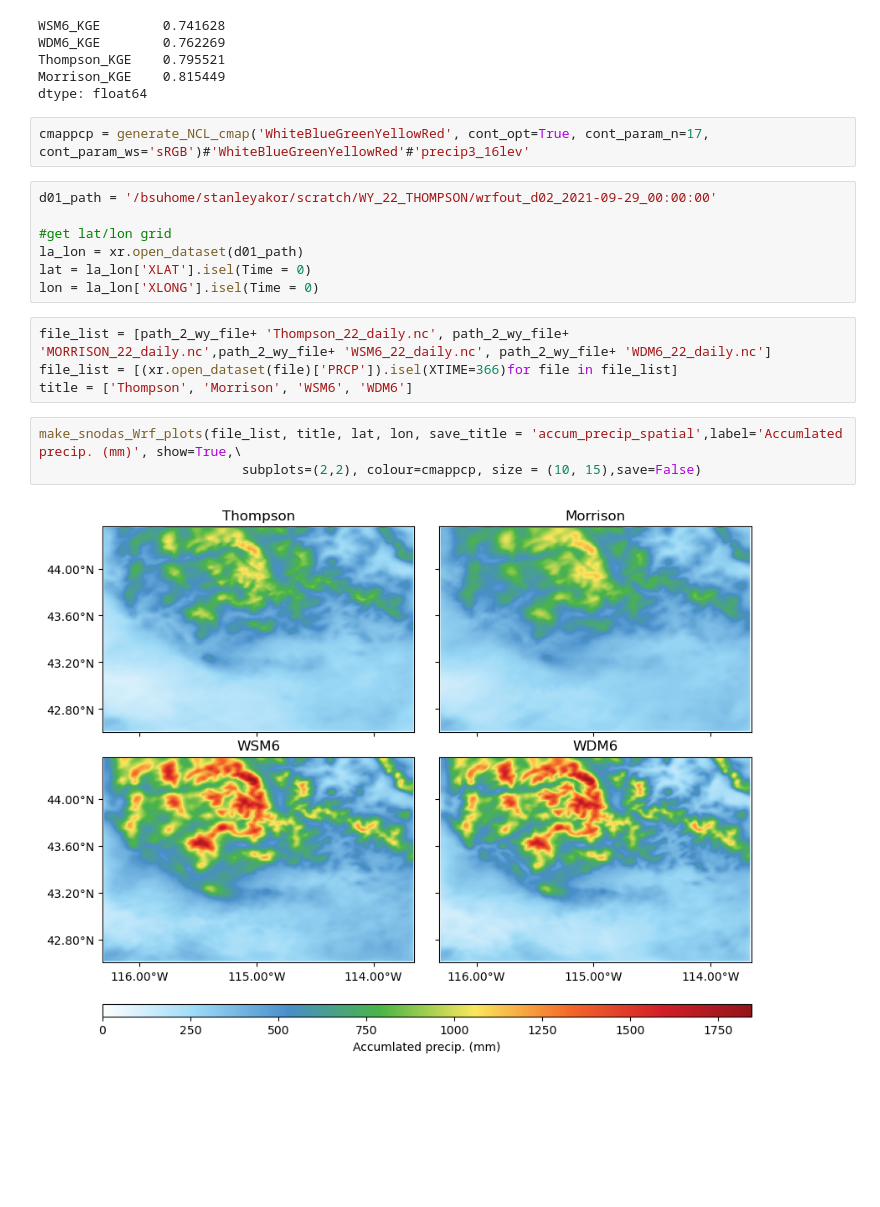
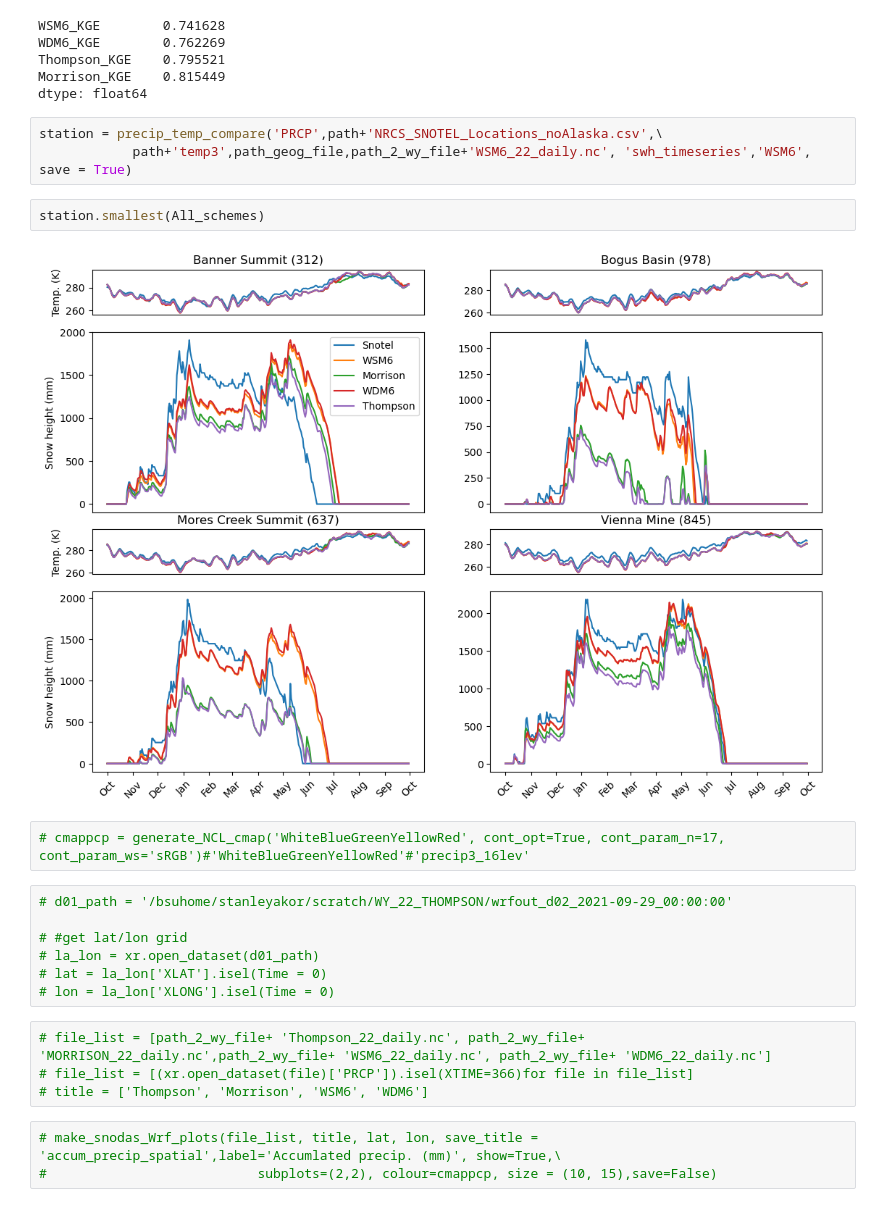
Before and after one commit to stanleyakor1/Comprehensive-Ecam, a Jupyter notebook: Artifact/scritps/precip.ipynb, the cells around one changed output. Cells and saved outputs as stored; diff of their text form; blank space fills up the shorter version.

Commit message:
snotel swh timeseries

```diff
--- a/Artifact/scritps/precip.ipynb
+++ b/Artifact/scritps/precip.ipynb
@@ -175,21 +174,26 @@ WDM6_KGE        0.762269
 Thompson_KGE    0.795521
 Morrison_KGE    0.815449
 dtype: float64
+# %%
+station = precip_temp_compare('PRCP',path+'NRCS_SNOTEL_Locations_noAlaska.csv',\
+            path+'temp3',path_geog_file,path_2_wy_file+'WSM6_22_daily.nc', 'swh_timeseries','WSM6', save = True)
+# %%
+station.smallest(All_schemes)
+# %% [output]
+[figure, added]
 # %%
-cmappcp = generate_NCL_cmap('WhiteBlueGreenYellowRed', cont_opt=True, cont_param_n=17, cont_param_ws='sRGB')#'WhiteBlueGreenYellowRed'#'precip3_16lev'
+# cmappcp = generate_NCL_cmap('WhiteBlueGreenYellowRed', cont_opt=True, cont_param_n=17, cont_param_ws='sRGB')#'WhiteBlueGreenYellowRed'#'precip3_16lev'
 # %%
-d01_path = '/bsuhome/stanleyakor/scratch/WY_22_THOMPSON/wrfout_d02_2021-09-29_00:00:00'
+# d01_path = '/bsuhome/stanleyakor/scratch/WY_22_THOMPSON/wrfout_d02_2021-09-29_00:00:00'
 
-#get lat/lon grid
-la_lon = xr.open_dataset(d01_path)
-lat = la_lon['XLAT'].isel(Time = 0)
-lon = la_lon['XLONG'].isel(Time = 0)
+# #get lat/lon grid
+# la_lon = xr.open_dataset(d01_path)
+# lat = la_lon['XLAT'].isel(Time = 0)
+# lon = la_lon['XLONG'].isel(Time = 0)
 # %%
-file_list = [path_2_wy_file+ 'Thompson_22_daily.nc', path_2_wy_file+ 'MORRISON_22_daily.nc',path_2_wy_file+ 'WSM6_22_daily.nc', path_2_wy_file+ 'WDM6_22_daily.nc']
-file_list = [(xr.open_dataset(file)['PRCP']).isel(XTIME=366)for file in file_list]
-title = ['Thompson', 'Morrison', 'WSM6', 'WDM6']
+# file_list = [path_2_wy_file+ 'Thompson_22_daily.nc', path_2_wy_file+ 'MORRISON_22_daily.nc',path_2_wy_file+ 'WSM6_22_daily.nc', path_2_wy_file+ 'WDM6_22_daily.nc']
+# file_list = [(xr.open_dataset(file)['PRCP']).isel(XTIME=366)for file in file_list]
+# title = ['Thompson', 'Morrison', 'WSM6', 'WDM6']
 # %%
-make_snodas_Wrf_plots(file_list, title, lat, lon, save_title = 'accum_precip_spatial',label='Accumlated precip. (mm)', show=True,\
-                          subplots=(2,2), colour=cmappcp, size = (10, 15),save=False)
+# make_snodas_Wrf_plots(file_list, title, lat, lon, save_title = 'accum_precip_spatial',label='Accumlated precip. (mm)', show=True,\
+#                           subplots=(2,2), colour=cmappcp, size = (10, 15),save=False)
-# %% [output]
-[figure, removed]
```
Also changed, not shown: parts of 1 cell of this notebook, 1 other file.
